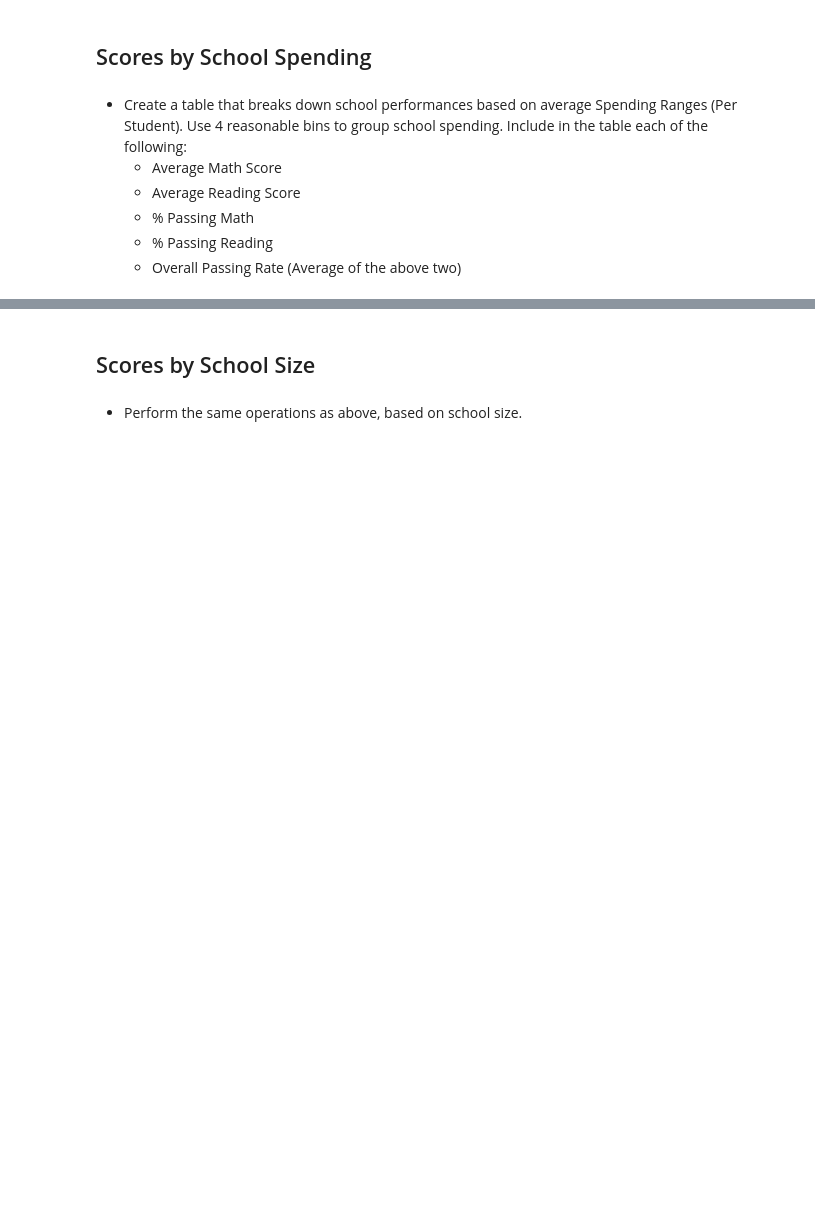
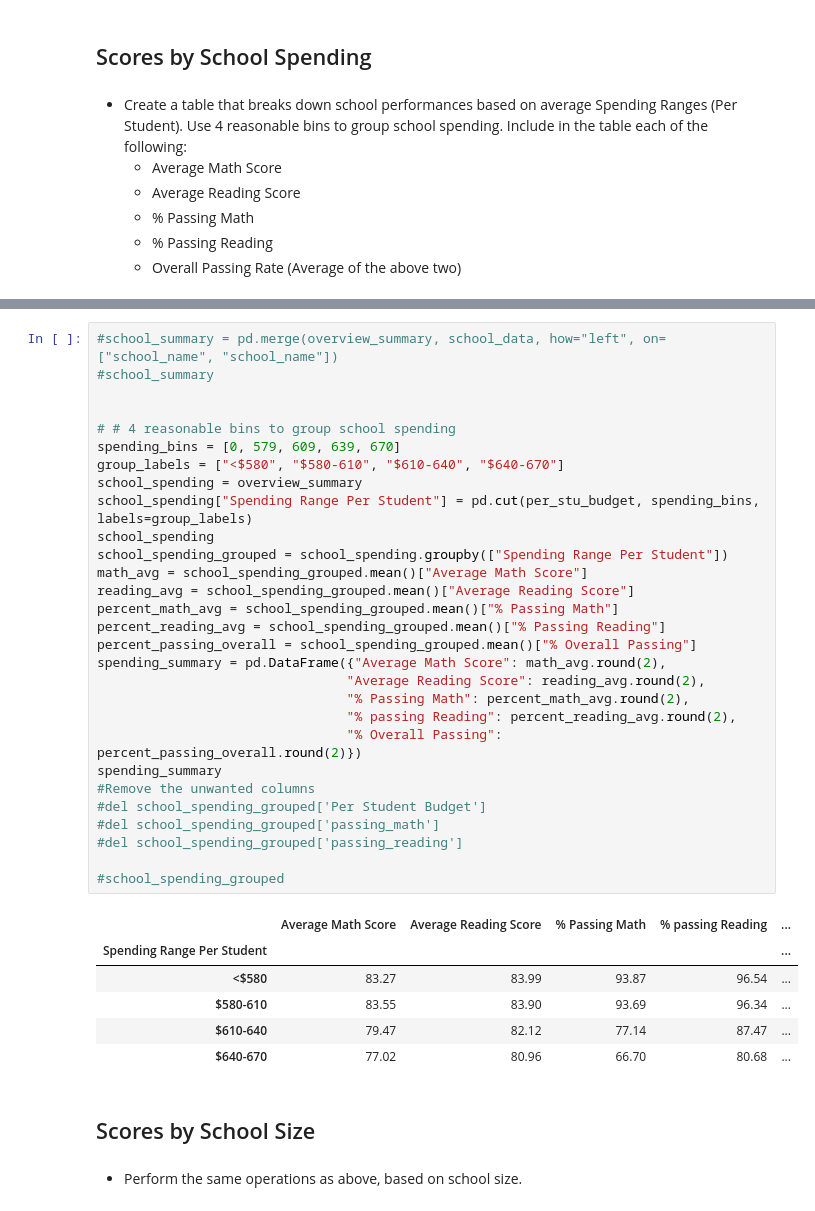
Before and after one commit to shreeniv/pandas-challenge, a Jupyter notebook: PyCitySchools/PyCitySchools_starter-Copy1.ipynb, the cells around one changed output, grey strips where cells are left out. Drawn from its saved outputs; the diff is of its cells as text; blank space fills up the shorter version.

```diff
--- a/PyCitySchools/PyCitySchools_starter-Copy1.ipynb
+++ b/PyCitySchools/PyCitySchools_starter-Copy1.ipynb
@@ -278,3 +271,39 @@ reading_grade
+# %%
+#school_summary = pd.merge(overview_summary, school_data, how="left", on=["school_name", "school_name"])
+#school_summary
+
+
+# # 4 reasonable bins to group school spending
+spending_bins = [0, 579, 609, 639, 670]
+group_labels = ["<$580", "$580-610", "$610-640", "$640-670"]
+school_spending = overview_summary
+school_spending["Spending Range Per Student"] = pd.cut(per_stu_budget, spending_bins, labels=group_labels)
+school_spending
+school_spending_grouped = school_spending.groupby(["Spending Range Per Student"])
+math_avg = school_spending_grouped.mean()["Average Math Score"]
+reading_avg = school_spending_grouped.mean()["Average Reading Score"]
+percent_math_avg = school_spending_grouped.mean()["% Passing Math"]
+percent_reading_avg = school_spending_grouped.mean()["% Passing Reading"]
+percent_passing_overall = school_spending_grouped.mean()["% Overall Passing"]
+spending_summary = pd.DataFrame({"Average Math Score": math_avg.round(2),
+                                "Average Reading Score": reading_avg.round(2),
+                                "% Passing Math": percent_math_avg.round(2),
+                                "% passing Reading": percent_reading_avg.round(2),
+                                "% Overall Passing": percent_passing_overall.round(2)})
+spending_summary
+#Remove the unwanted columns
+#del school_spending_grouped['Per Student Budget']
+#del school_spending_grouped['passing_math']
+#del school_spending_grouped['passing_reading']
+
+#school_spending_grouped
+# %% [output]
+|  | Average Math Score | Average Reading Score | % Passing Math | % passing Reading | ... |
+| Spending Range Per Student |  |  |  |  | ... |
+| <$580 | 83.27 | 83.99 | 93.87 | 96.54 | ... |
+| $580-610 | 83.55 | 83.90 | 93.69 | 96.34 | ... |
+| $610-640 | 79.47 | 82.12 | 77.14 | 87.47 | ... |
+| $640-670 | 77.02 | 80.96 | 66.70 | 80.68 | ... |
 # %% [markdown]
 ## Scores by School Size
 # %% [markdown]
```
Also changed, not shown: parts of 8 cells of this notebook.
